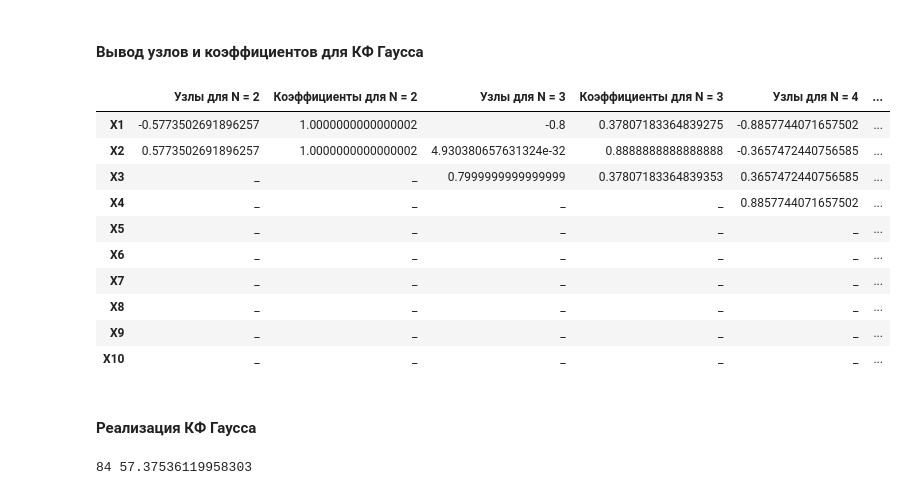
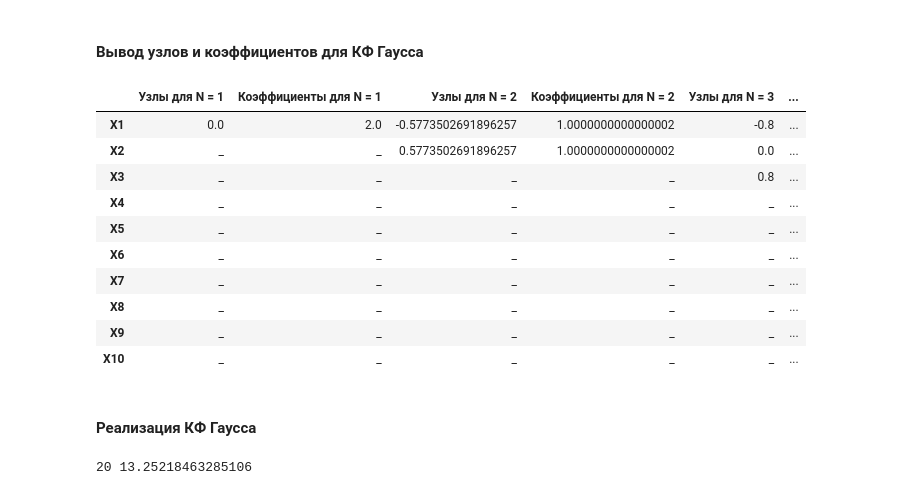
Before and after one commit to astatochek/mm-comp-wksp-04, a Jupyter notebook: 5.1 New Type of Integrals/note.ipynb, the cells around one changed output. Drawn from its saved outputs; the diff is of its cells as text; code cells hidden in the pictures.

```diff
--- a/5.1 New Type of Integrals/note.ipynb
+++ b/5.1 New Type of Integrals/note.ipynb
@@ -15,7 +16,11 @@ pd.set_option('display.max_rows', None)
 # %%
 def get_Legendre(n: int) -> Callable:
     a = lambda x: 1.
+    if n == 0:
+        return a
     b = lambda x: x
+    if n == 1:
+        return b
     for k in range(2, n + 1):
         a, b = b, (lambda f1, f2: (lambda x: f1(x) * x * (2 * k - 1) / k - f2(x) * (k - 1) / k))(b, a)
     return b
@@ -58,32 +63,34 @@ def secant_method(f: Callable) -> np.ndarray:
 ### Получение коэффициентов КФ Гаусса
 # %%
 def get_gauss_coefficients(hub_list: np.ndarray, n: int) -> np.ndarray:
-    p = get_Legendre(n - 1)
-    return np.array([2 * (1 - hub**2) / (n**2 * (p(hub))**2) for hub in hub_list])
+    Pn1 = get_Legendre(n - 1)
+    # Pn = get_Legendre(n)
+    # return np.array([2 * (1 - x**2) / (n * (Pn1(x) - x * Pn(x)))**2 for x in hub_list])
+    return np.array([2 * (1 - x**2) / (n * Pn1(x))**2 for x in hub_list])
 # %% [markdown]
 #### Вывод узлов и коэффициентов для КФ Гаусса
 # %%
 def get_hubs_coefficients(n: int) -> pd.DataFrame:
     dfs = {}
-    for i in range(2, n + 1):
+    for i in range(1, n + 1):
         P = get_Legendre(i)
         hubs = secant_method(P)
         coefficients = get_gauss_coefficients(hubs, i)
         hubs = np.append(hubs, np.array(['_' for _ in range(n - i)]))
         coefficients = np.append(coefficients, np.array(['_' for _ in range(n - i)]))
         dfs[f"Узлы для N = {i}"] = hubs
         dfs[f"Коэффициенты для N = {i}"] = coefficients
     return pd.DataFrame(dfs, index=[f"X{i+1}" for i in range(n)])
 
 N = 10
 df = get_hubs_coefficients(N)
 df
 # %% [output]
-|  | Узлы для N = 2 | Коэффициенты для N = 2 | Узлы для N = 3 | Коэффициенты для N = 3 | Узлы для N = 4 | ... |
-| X1 | -0.5773502691896257 | 1.0000000000000002 | -0.8 | 0.37807183364839275 | -0.8857744071657502 | ... |
-| X2 | 0.5773502691896257 | 1.0000000000000002 | 4.930380657631324e-32 | 0.8888888888888888 | -0.3657472440756585 | ... |
-| X3 | _ | _ | 0.7999999999999999 | 0.37807183364839353 | 0.3657472440756585 | ... |
-| X4 | _ | _ | _ | _ | 0.8857744071657502 | ... |
+|  | Узлы для N = 1 | Коэффициенты для N = 1 | Узлы для N = 2 | Коэффициенты для N = 2 | Узлы для N = 3 | ... |
+| X1 | 0.0 | 2.0 | -0.5773502691896257 | 1.0000000000000002 | -0.8 | ... |
+| X2 | _ | _ | 0.5773502691896257 | 1.0000000000000002 | 0.0 | ... |
+| X3 | _ | _ | _ | _ | 0.8 | ... |
+| X4 | _ | _ | _ | _ | _ | ... |
 | X5 | _ | _ | _ | _ | _ | ... |
 | X6 | _ | _ | _ | _ | _ | ... |
 | X7 | _ | _ | _ | _ | _ | ... |
@@ -101,9 +108,9 @@ def gauss(f: Callable, a: float, b: float, n: int) -> float:
     return (b - a) * S / 2
 # %%
-pol = lambda x: 1 + 3 * x**2 + 5 * x**4
-integral = lambda x: x + x**3 + x**5
+pol = lambda x: 1 + 3 * x**2
+integral = lambda x: x + x**3
 left = -2
 right = 2
 print(integral(right) - integral(left), gauss(pol, left, right, 4))
 # %% [output]
-84 57.37536119958303
+20 13.25218463285106
```
Also changed, not shown: parts of 3 cells of this notebook.
